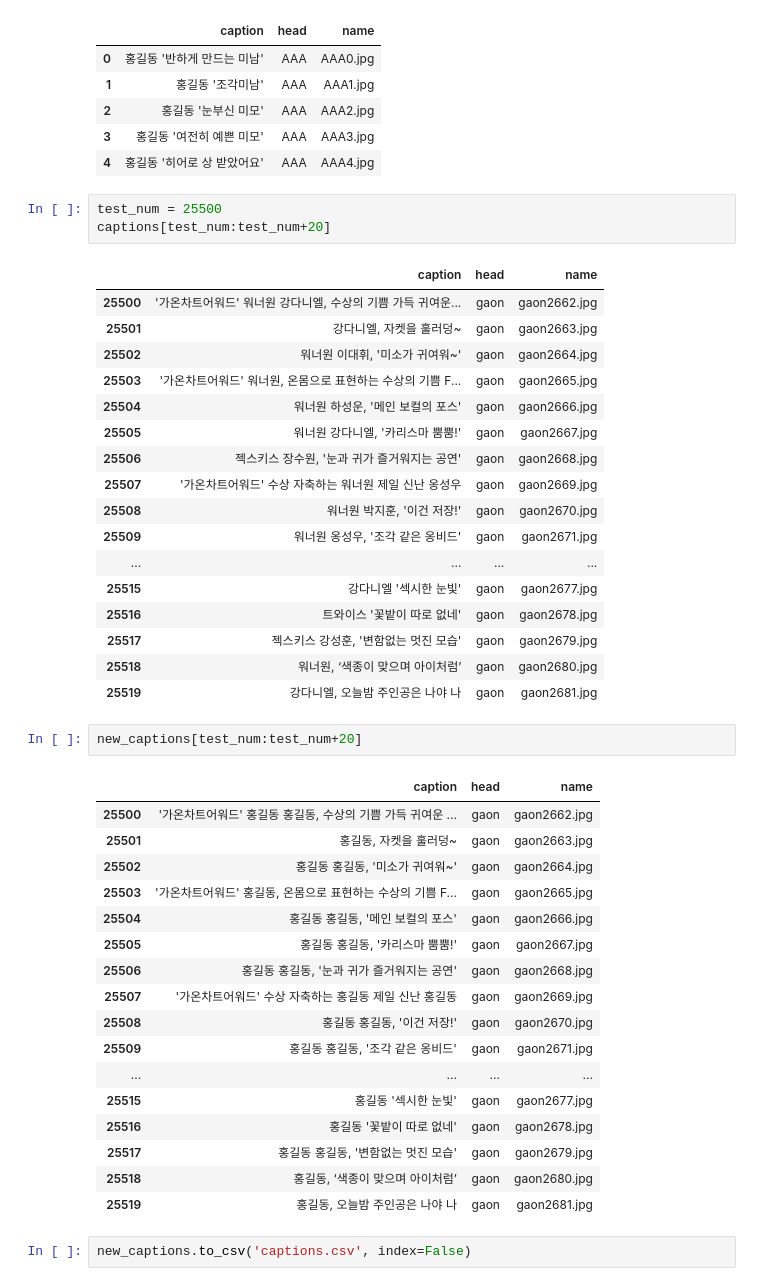
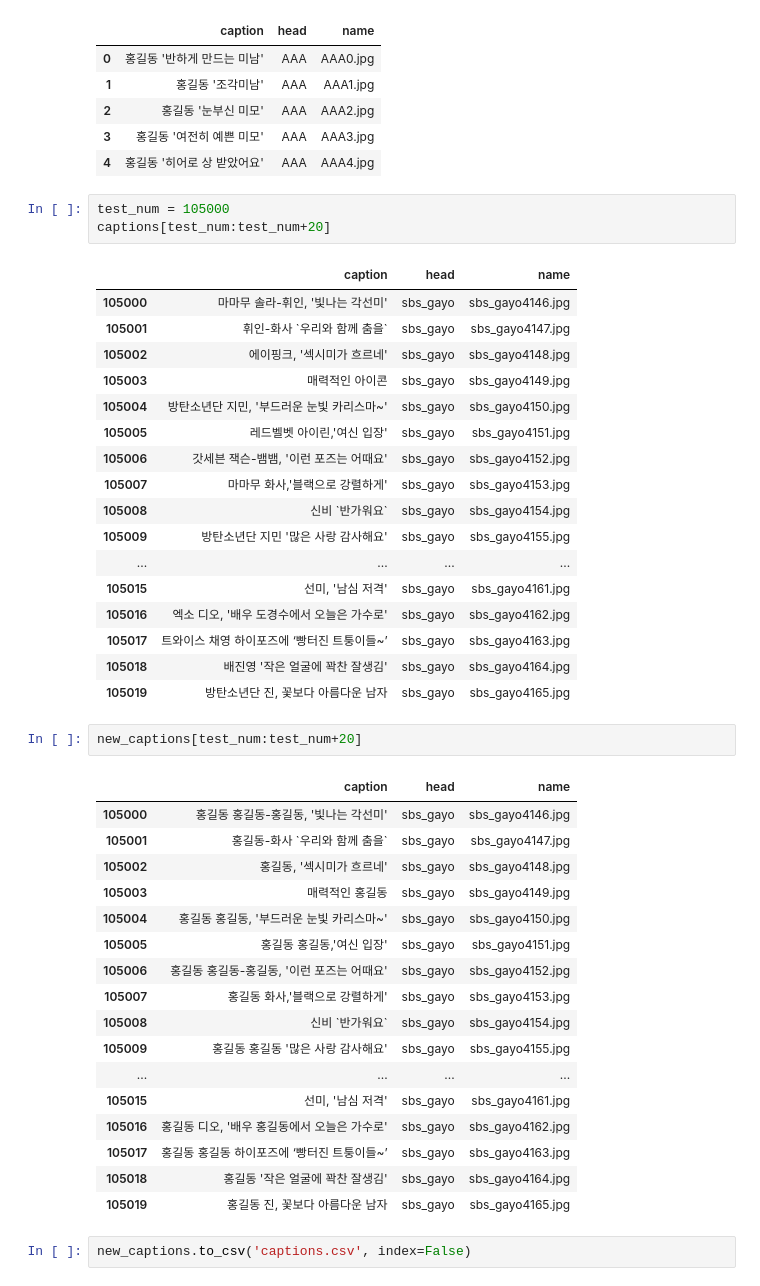
Before and after one commit to Insight-Sogang-Univ/CaptionTeam, a Jupyter notebook: Captions_Preprocessing.ipynb, the cells around one changed output. Saved outputs shown, nothing was run; the diff lists cells and outputs as text.

```diff
--- a/Captions_Preprocessing.ipynb
+++ b/Captions_Preprocessing.ipynb
@@ -62,46 +62,46 @@ new_captions.head()
 | 3 | 홍길동 '여전히 예쁜 미모' | AAA | AAA3.jpg |
 | 4 | 홍길동 '히어로 상 받았어요' | AAA | AAA4.jpg |
 # %%
-test_num = 25500
+test_num = 105000
 captions[test_num:test_num+20]
 # %% [output]
 |  | caption | head | name |
-| 25500 | '가온차트어워드' 워너원 강다니엘, 수상의 기쁨 가득 귀여운... | gaon | gaon2662.jpg |
-| 25501 | 강다니엘, 자켓을 훌러덩~ | gaon | gaon2663.jpg |
-| 25502 | 워너원 이대휘, '미소가 귀여워~' | gaon | gaon2664.jpg |
-| 25503 | '가온차트어워드' 워너원, 온몸으로 표현하는 수상의 기쁨 F... | gaon | gaon2665.jpg |
-| 25504 | 워너원 하성운, '메인 보컬의 포스' | gaon | gaon2666.jpg |
-| 25505 | 워너원 강다니엘, '카리스마 뿜뿜!' | gaon | gaon2667.jpg |
-| 25506 | 젝스키스 장수원, '눈과 귀가 즐거워지는 공연' | gaon | gaon2668.jpg |
-| 25507 | '가온차트어워드' 수상 자축하는 워너원 제일 신난 옹성우 | gaon | gaon2669.jpg |
-| 25508 | 워너원 박지훈, '이건 저장!' | gaon | gaon2670.jpg |
-| 25509 | 워너원 옹성우, '조각 같은 옹비드' | gaon | gaon2671.jpg |
+| 105000 | 마마무 솔라-휘인, '빛나는 각선미' | sbs_gayo | sbs_gayo4146.jpg |
+| 105001 | 휘인-화사 `우리와 함께 춤을` | sbs_gayo | sbs_gayo4147.jpg |
+| 105002 | 에이핑크, '섹시미가 흐르네' | sbs_gayo | sbs_gayo4148.jpg |
+| 105003 | 매력적인 아이콘 | sbs_gayo | sbs_gayo4149.jpg |
+| 105004 | 방탄소년단 지민, '부드러운 눈빛 카리스마~' | sbs_gayo | sbs_gayo4150.jpg |
+| 105005 | 레드벨벳 아이린,'여신 입장' | sbs_gayo | sbs_gayo4151.jpg |
+| 105006 | 갓세븐 잭슨-뱀뱀, '이런 포즈는 어때요' | sbs_gayo | sbs_gayo4152.jpg |
+| 105007 | 마마무 화사,'블랙으로 강렬하게' | sbs_gayo | sbs_gayo4153.jpg |
+| 105008 | 신비 `반가워요` | sbs_gayo | sbs_gayo4154.jpg |
+| 105009 | 방탄소년단 지민 '많은 사랑 감사해요' | sbs_gayo | sbs_gayo4155.jpg |
 | ... | ... | ... | ... |
-| 25515 | 강다니엘 '섹시한 눈빛' | gaon | gaon2677.jpg |
-| 25516 | 트와이스 '꽃밭이 따로 없네' | gaon | gaon2678.jpg |
-| 25517 | 젝스키스 강성훈, '변함없는 멋진 모습' | gaon | gaon2679.jpg |
-| 25518 | 워너원, ‘색종이 맞으며 아이처럼’ | gaon | gaon2680.jpg |
-| 25519 | 강다니엘, 오늘밤 주인공은 나야 나 | gaon | gaon2681.jpg |
+| 105015 | 선미, '남심 저격' | sbs_gayo | sbs_gayo4161.jpg |
+| 105016 | 엑소 디오, '배우 도경수에서 오늘은 가수로' | sbs_gayo | sbs_gayo4162.jpg |
+| 105017 | 트와이스 채영 하이포즈에 ‘빵터진 트퉁이들~’ | sbs_gayo | sbs_gayo4163.jpg |
+| 105018 | 배진영 '작은 얼굴에 꽉찬 잘생김' | sbs_gayo | sbs_gayo4164.jpg |
+| 105019 | 방탄소년단 진, 꽃보다 아름다운 남자 | sbs_gayo | sbs_gayo4165.jpg |
 # %%
 new_captions[test_num:test_num+20]
 # %% [output]
 |  | caption | head | name |
-| 25500 | '가온차트어워드' 홍길동 홍길동, 수상의 기쁨 가득 귀여운 ... | gaon | gaon2662.jpg |
-| 25501 | 홍길동, 자켓을 훌러덩~ | gaon | gaon2663.jpg |
-| 25502 | 홍길동 홍길동, '미소가 귀여워~' | gaon | gaon2664.jpg |
-| 25503 | '가온차트어워드' 홍길동, 온몸으로 표현하는 수상의 기쁨 F... | gaon | gaon2665.jpg |
-| 25504 | 홍길동 홍길동, '메인 보컬의 포스' | gaon | gaon2666.jpg |
-| 25505 | 홍길동 홍길동, '카리스마 뿜뿜!' | gaon | gaon2667.jpg |
-| 25506 | 홍길동 홍길동, '눈과 귀가 즐거워지는 공연' | gaon | gaon2668.jpg |
-| 25507 | '가온차트어워드' 수상 자축하는 홍길동 제일 신난 홍길동 | gaon | gaon2669.jpg |
-| 25508 | 홍길동 홍길동, '이건 저장!' | gaon | gaon2670.jpg |
-| 25509 | 홍길동 홍길동, '조각 같은 옹비드' | gaon | gaon2671.jpg |
+| 105000 | 홍길동 홍길동-홍길동, '빛나는 각선미' | sbs_gayo | sbs_gayo4146.jpg |
+| 105001 | 홍길동-화사 `우리와 함께 춤을` | sbs_gayo | sbs_gayo4147.jpg |
+| 105002 | 홍길동, '섹시미가 흐르네' | sbs_gayo | sbs_gayo4148.jpg |
+| 105003 | 매력적인 홍길동 | sbs_gayo | sbs_gayo4149.jpg |
+| 105004 | 홍길동 홍길동, '부드러운 눈빛 카리스마~' | sbs_gayo | sbs_gayo4150.jpg |
+| 105005 | 홍길동 홍길동,'여신 입장' | sbs_gayo | sbs_gayo4151.jpg |
+| 105006 | 홍길동 홍길동-홍길동, '이런 포즈는 어때요' | sbs_gayo | sbs_gayo4152.jpg |
+| 105007 | 홍길동 화사,'블랙으로 강렬하게' | sbs_gayo | sbs_gayo4153.jpg |
+| 105008 | 신비 `반가워요` | sbs_gayo | sbs_gayo4154.jpg |
+| 105009 | 홍길동 홍길동 '많은 사랑 감사해요' | sbs_gayo | sbs_gayo4155.jpg |
 | ... | ... | ... | ... |
-| 25515 | 홍길동 '섹시한 눈빛' | gaon | gaon2677.jpg |
-| 25516 | 홍길동 '꽃밭이 따로 없네' | gaon | gaon2678.jpg |
-| 25517 | 홍길동 홍길동, '변함없는 멋진 모습' | gaon | gaon2679.jpg |
-| 25518 | 홍길동, ‘색종이 맞으며 아이처럼’ | gaon | gaon2680.jpg |
-| 25519 | 홍길동, 오늘밤 주인공은 나야 나 | gaon | gaon2681.jpg |
+| 105015 | 선미, '남심 저격' | sbs_gayo | sbs_gayo4161.jpg |
+| 105016 | 홍길동 디오, '배우 홍길동에서 오늘은 가수로' | sbs_gayo | sbs_gayo4162.jpg |
+| 105017 | 홍길동 홍길동 하이포즈에 ‘빵터진 트퉁이들~’ | sbs_gayo | sbs_gayo4163.jpg |
+| 105018 | 홍길동 '작은 얼굴에 꽉찬 잘생김' | sbs_gayo | sbs_gayo4164.jpg |
+| 105019 | 홍길동 진, 꽃보다 아름다운 남자 | sbs_gayo | sbs_gayo4165.jpg |
 # %%
 new_captions.to_csv('captions.csv', index=False)
 # %% [markdown]
```
Also changed, not shown: parts of 7 cells of this notebook, 1 other file.
